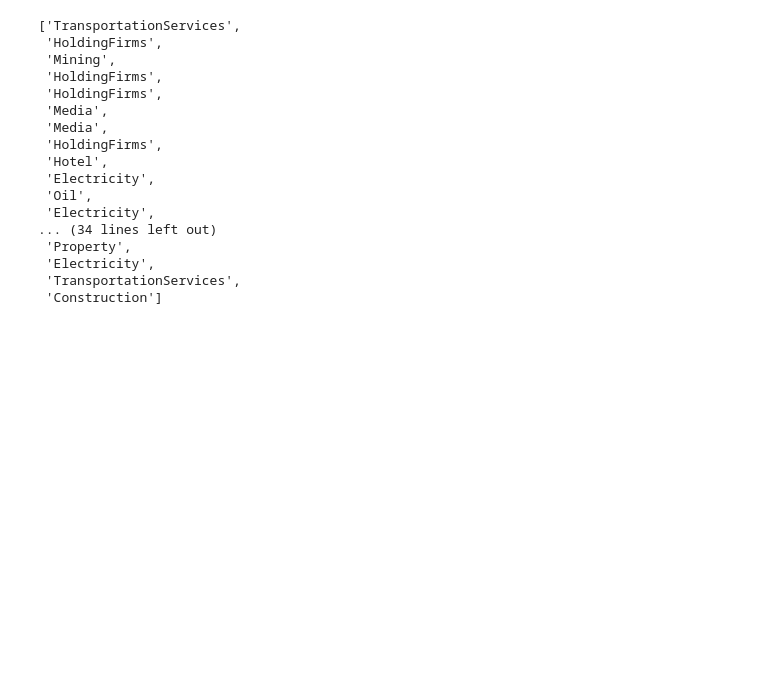
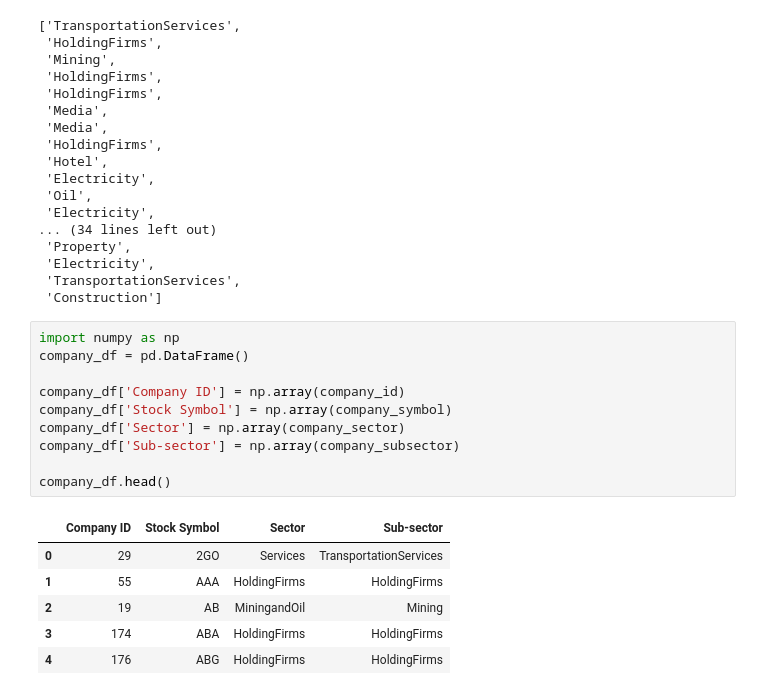
Before and after one commit to zddj/PSE-Company-Info-Webscrape, a Jupyter notebook: cmp_id.ipynb, the cells around one changed output. Drawn from its saved outputs; the diff is of its cells as text; blank space fills up the shorter version.

```diff
--- a/cmp_id.ipynb
+++ b/cmp_id.ipynb
@@ -270,3 +270,20 @@ company_subsector
  'Electricity',
  'TransportationServices',
  'Construction']
+# %%
+import numpy as np
+company_df = pd.DataFrame()
+
+company_df['Company ID'] = np.array(company_id)
+company_df['Stock Symbol'] = np.array(company_symbol)
+company_df['Sector'] = np.array(company_sector)
+company_df['Sub-sector'] = np.array(company_subsector)
+
+company_df.head()
+# %% [output]
+|  | Company ID | Stock Symbol | Sector | Sub-sector |
+| 0 | 29 | 2GO | Services | TransportationServices |
+| 1 | 55 | AAA | HoldingFirms | HoldingFirms |
+| 2 | 19 | AB | MiningandOil | Mining |
+| 3 | 174 | ABA | HoldingFirms | HoldingFirms |
+| 4 | 176 | ABG | HoldingFirms | HoldingFirms |
```
